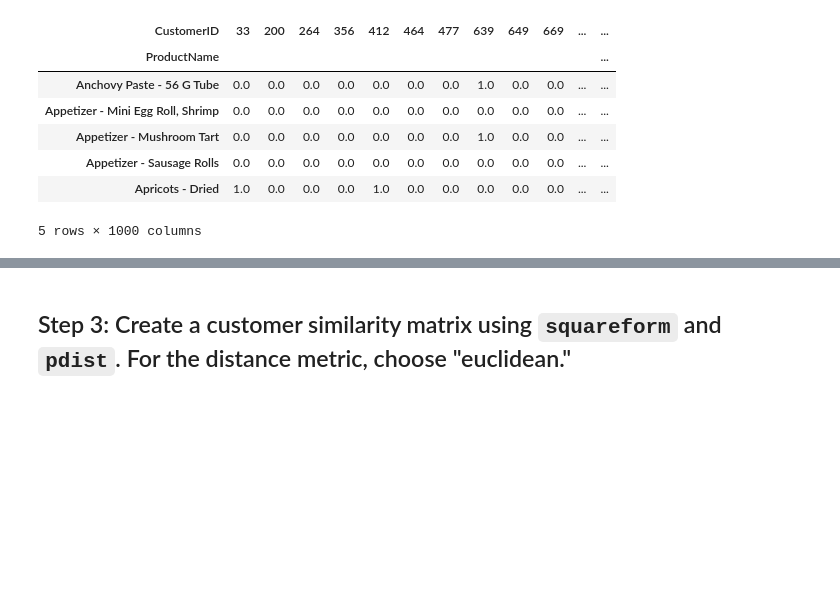
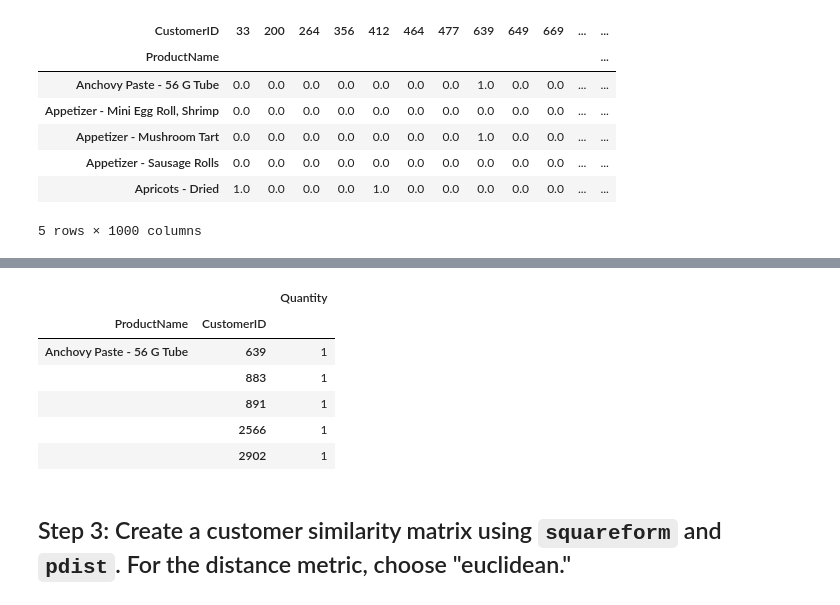
Before and after one commit to NSG2019/data-labs, a Jupyter notebook: module-2/lab-intro-recommender-systems/your-code/main.ipynb, the cells around one changed output, grey strips where cells are left out. Cells and saved outputs as stored; diff of their text form; code cells hidden in the pictures; blank space fills up the shorter version.

```diff
--- a/module-2/lab-intro-recommender-systems/your-code/main.ipynb
+++ b/module-2/lab-intro-recommender-systems/your-code/main.ipynb
@@ -55,2 +64,13 @@ pivot_table.head()
+# %%
+pivot_t =pd.pivot_table(data, index=['ProductName','CustomerID'], values= 'Quantity',fill_value=0)
+pivot_t.head(5)
+# %% [output]
+|  |  | Quantity |
+| ProductName | CustomerID |  |
+| Anchovy Paste - 56 G Tube | 639 | 1 |
+|  | 883 | 1 |
+|  | 891 | 1 |
+|  | 2566 | 1 |
+|  | 2902 | 1 |
 # %% [markdown]
 ## Step 3: Create a customer similarity matrix using `squareform` and `pdist`. For the distance metric, choose "euclidean."
```
Also changed, not shown: parts of 17 cells of this notebook.
